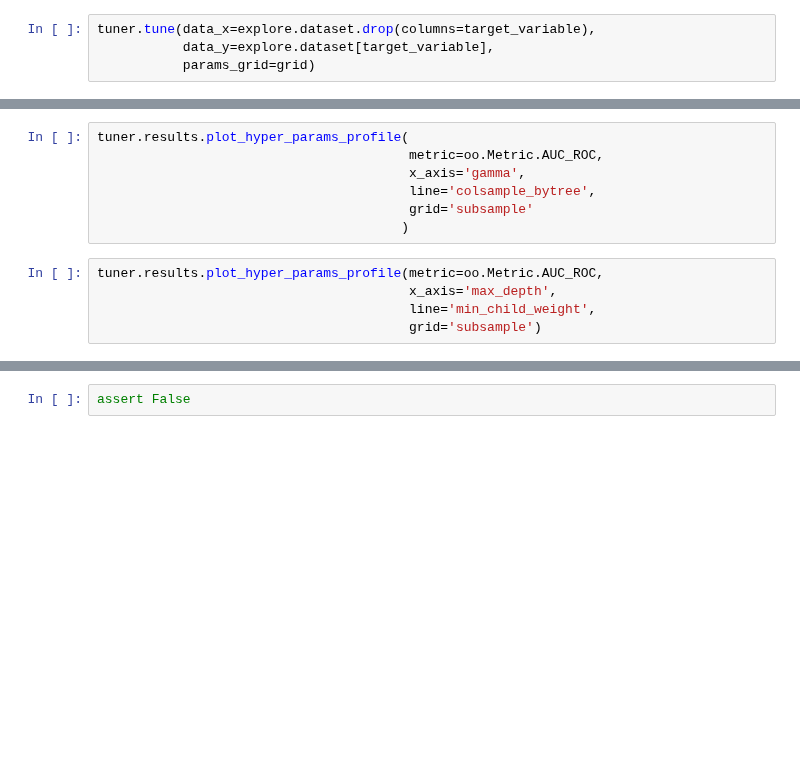
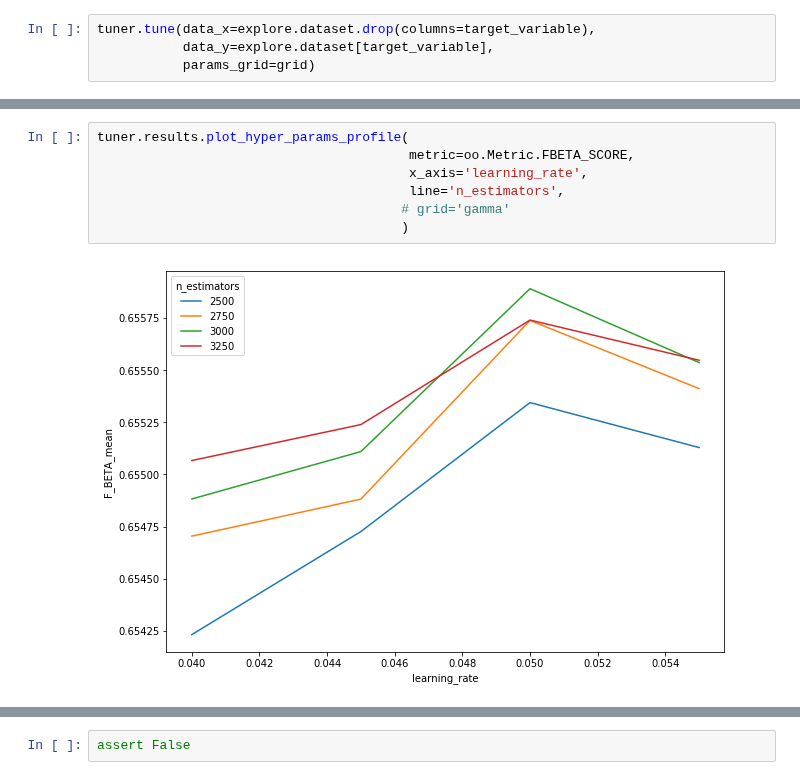
Before and after one commit to shane-kercheval/udacity, a Jupyter notebook: data_scientist_nanodegree/projects/p1_charityml/custom/XGB_tuning_oo-learning.ipynb, the cells around one changed output, grey strips where cells are left out. Cells and saved outputs as stored; diff of their text form; blank space fills up the shorter version.

```diff
--- a/data_scientist_nanodegree/projects/p1_charityml/custom/XGB_tuning_oo-learning.ipynb
+++ b/data_scientist_nanodegree/projects/p1_charityml/custom/XGB_tuning_oo-learning.ipynb
@@ -199,14 +261,11 @@ tuner.results.plot_hyper_params_profile(
 # %%
 tuner.results.plot_hyper_params_profile(
-                                        metric=oo.Metric.AUC_ROC,
-                                        x_axis='gamma',
-                                        line='colsample_bytree',
-                                        grid='subsample'
+                                        metric=oo.Metric.FBETA_SCORE,
+                                        x_axis='learning_rate',
+                                        line='n_estimators',
+                                       # grid='gamma'
                                        )
+# %% [output]
+[figure, added]
-# %%
-tuner.results.plot_hyper_params_profile(metric=oo.Metric.AUC_ROC,
-                                        x_axis='max_depth',
-                                        line='min_child_weight',
-                                        grid='subsample')
 # %%
 tuner.results.best_hyper_params
```
Also changed, not shown: parts of 29 cells of this notebook, 4 other files.
